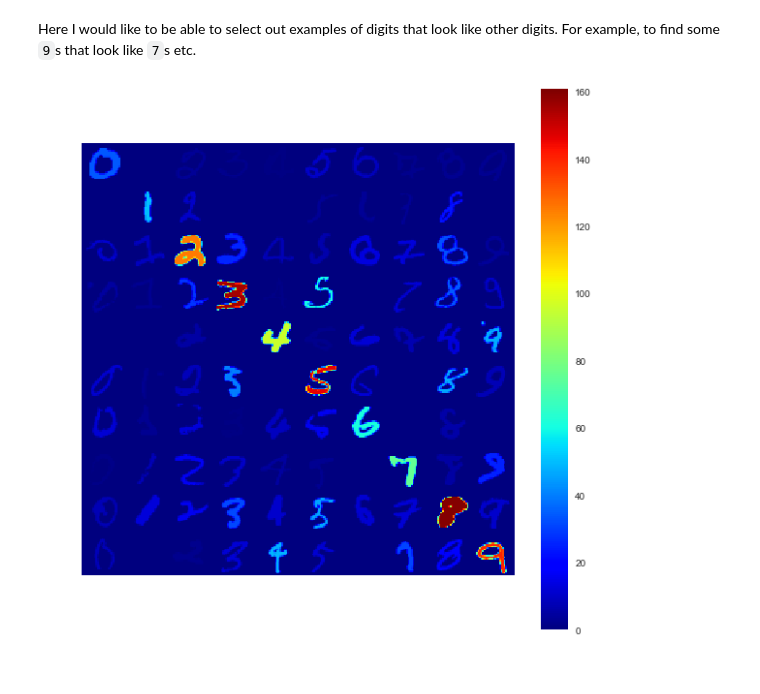
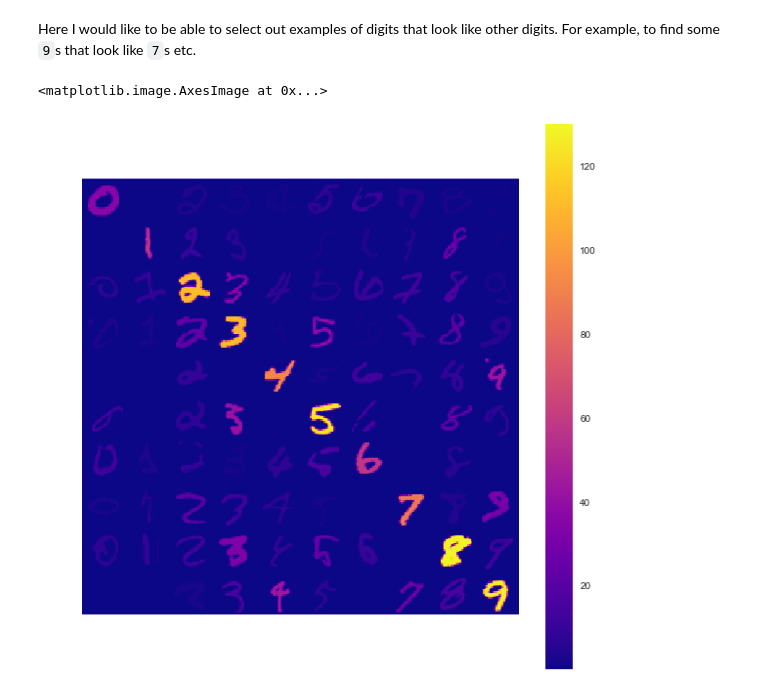
Before and after one commit to mathematiguy/mnist-in-tensorflow, a Jupyter notebook: Python/MNIST Dataset with TFLearn.ipynb, the cells around one changed output. Cells and saved outputs as stored; diff of their text form; code cells hidden in the pictures.

Commit message:
reran models before dragonfly presentation

```diff
--- a/Python/MNIST Dataset with TFLearn.ipynb
+++ b/Python/MNIST Dataset with TFLearn.ipynb
@@ -99,10 +99,17 @@ test_images  =  test_images.reshape(10000, 28*28)
 # %%
-model.fit(train_images,
+model_path = os.path.join("models", model_name)
+if os.path.exists(model_path + ".meta"):
+    model.load(model_path)
+else:
+    # retrain the model from scratch
+    model.fit(train_images,
           train_labels,
           validation_set=(test_images, test_labels),
           n_epoch=10,
           batch_size=100,
           show_metric=True,
           run_id=model_name)
-model.save("Models\\" + model_name)
+
+    # save the model to file
+    model.save(model_path)
 # %% [output]
@@ -136,11 +138,11 @@ Creating a confusion matrix sounds like a good idea.
 # %%
 target_matrix = np.dot(test_labels.T, test_labels)
 # %%
-def plot_matrix(matrix, ticks=True):
+def plot_matrix(matrix, palette = 'viridis', ticks=True):
     plt.matshow(matrix)
     plt.legend()
     plt.colorbar()
-    plt.set_cmap('jet')
+    plt.set_cmap(palette)
     plt.ylabel("Predicted Value")
     plt.grid('off')
 
@@ -151,6 +153,8 @@ def plot_matrix(matrix, ticks=True):
         plt.yticks(range(10))
     else:
         plt.axis('off')
+
+    return p
 # %%
 plot_matrix(target_matrix)
 # %% [output]
@@ -231,9 +236,10 @@ for r in range(0, 100, 10):
     rows.append(np.concatenate(row, axis=1))
 image = np.concatenate(rows, axis=0)
 # %%
-plot_matrix(image, ticks=False)
+plot_matrix(image, palette = 'plasma', ticks=False)
 # %% [output]
+<matplotlib.image.AxesImage at 0x...>
-[figure, old version]
+[figure, new version]
 # %%
 log_image = image
 log_image[log_image < 0.1] = 0.1
```
Also changed, not shown: parts of 9 cells of this notebook, 12 other files.
